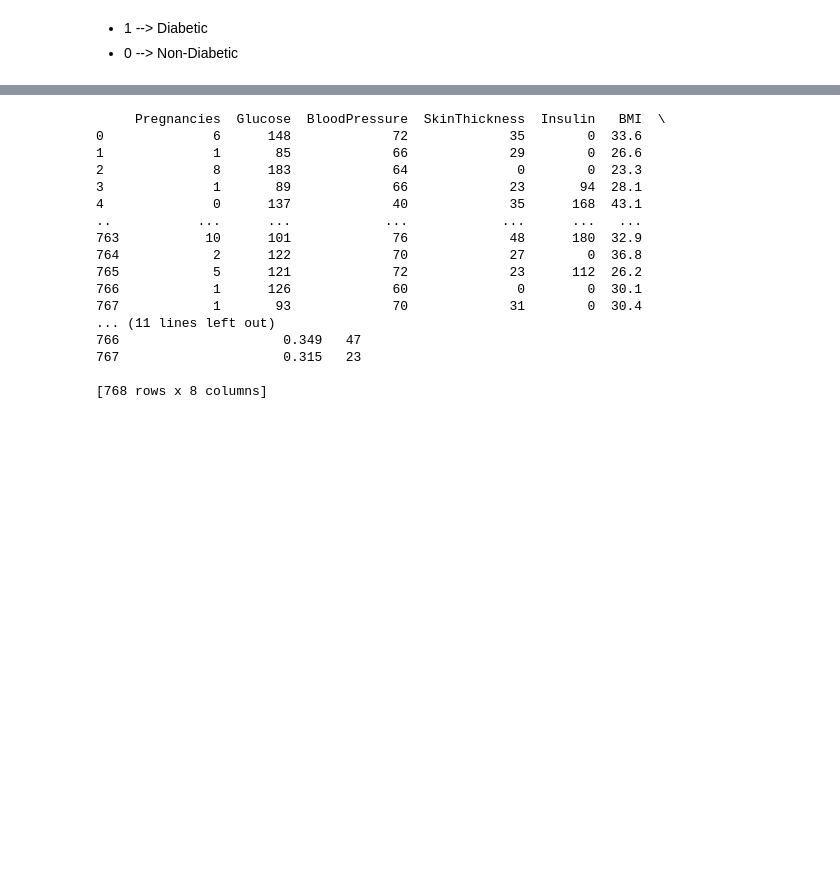
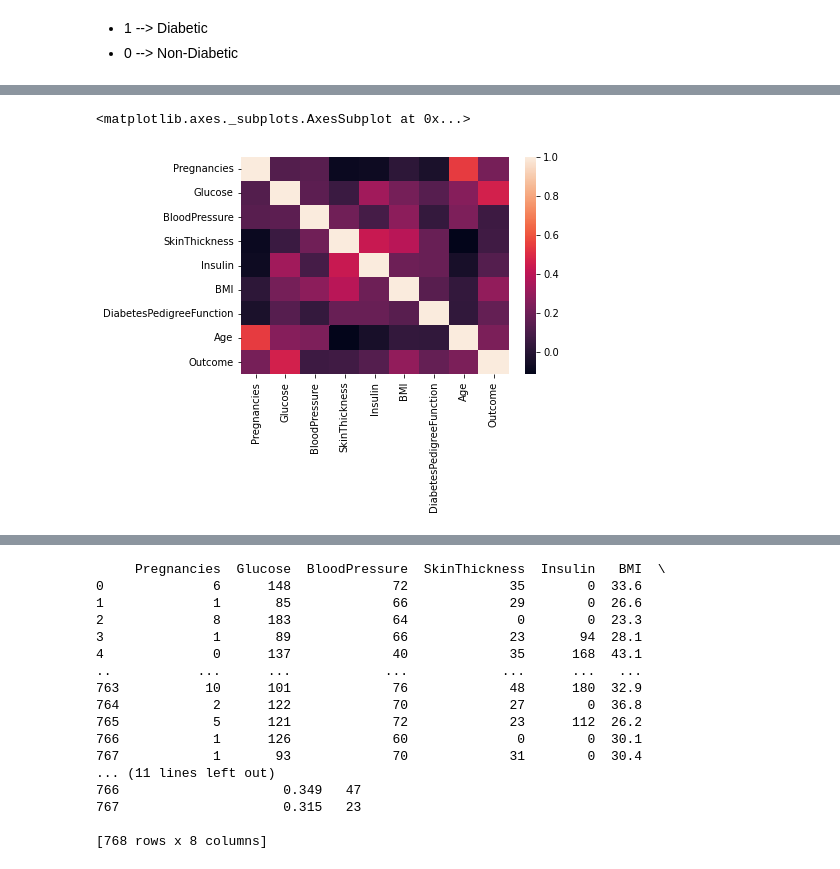
Before and after one commit to mdarshad1000/Disease-Prediction-Centre, a Jupyter notebook: Diabetes_Prediction.ipynb, the cells around one changed output, grey strips where cells are left out. Saved outputs shown, nothing was run; the diff lists cells and outputs as text; code cells hidden in the pictures; blank space fills up the shorter version.

```diff
--- a/Diabetes_Prediction.ipynb
+++ b/Diabetes_Prediction.ipynb
@@ -86,0 +94,5 @@ diabetes.groupby('Outcome').mean()
+# %%
+sns.heatmap(diabetes.corr())
+# %% [output]
+<matplotlib.axes._subplots.AxesSubplot at 0x...>
+[figure, added]
```
Also changed, not shown: parts of 3 cells of this notebook.
